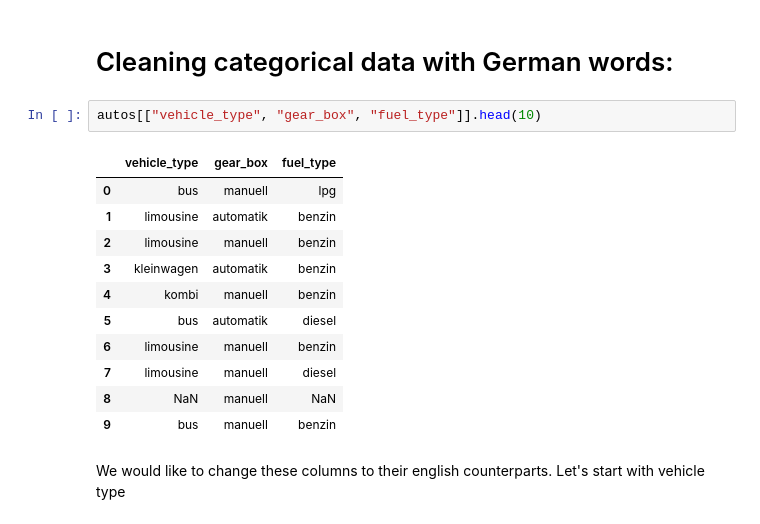
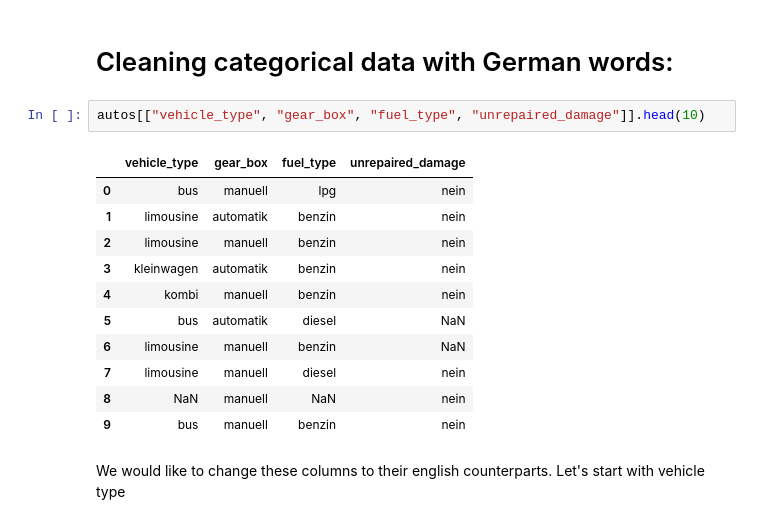
Before and after one commit to Daniel-C-Gagnon/Exploring-Ebay-Car-Sales-Data, a Jupyter notebook: Exploring Ebay Car Sales Data.ipynb, the cells around one changed output. Cells and saved outputs as stored; diff of their text form.

```diff
--- a/Exploring Ebay Car Sales Data.ipynb
+++ b/Exploring Ebay Car Sales Data.ipynb
@@ -533,19 +546,19 @@ The variation in mileage does not vary significantly. There is a slight trend th
 # %% [markdown]
 # Cleaning categorical data with German words:
 # %%
-autos[["vehicle_type", "gear_box", "fuel_type"]].head(10)
+autos[["vehicle_type", "gear_box", "fuel_type", "unrepaired_damage"]].head(10)
 # %% [output]
-|  | vehicle_type | gear_box | fuel_type |
-| 0 | bus | manuell | lpg |
-| 1 | limousine | automatik | benzin |
-| 2 | limousine | manuell | benzin |
-| 3 | kleinwagen | automatik | benzin |
-| 4 | kombi | manuell | benzin |
-| 5 | bus | automatik | diesel |
-| 6 | limousine | manuell | benzin |
-| 7 | limousine | manuell | diesel |
-| 8 | NaN | manuell | NaN |
-| 9 | bus | manuell | benzin |
+|  | vehicle_type | gear_box | fuel_type | unrepaired_damage |
+| 0 | bus | manuell | lpg | nein |
+| 1 | limousine | automatik | benzin | nein |
+| 2 | limousine | manuell | benzin | nein |
+| 3 | kleinwagen | automatik | benzin | nein |
+| 4 | kombi | manuell | benzin | nein |
+| 5 | bus | automatik | diesel | NaN |
+| 6 | limousine | manuell | benzin | NaN |
+| 7 | limousine | manuell | diesel | nein |
+| 8 | NaN | manuell | NaN | nein |
+| 9 | bus | manuell | benzin | nein |
 # %% [markdown]
 We would like to change these columns to their english counterparts. Let's start with vehicle type
 # %%
```
Also changed, not shown: parts of 35 cells of this notebook.
